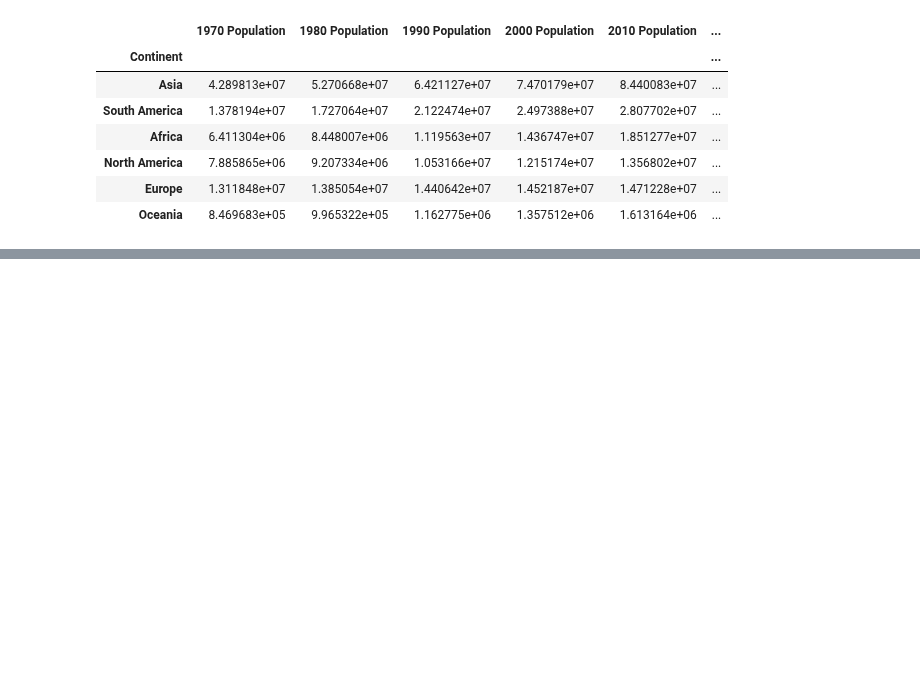
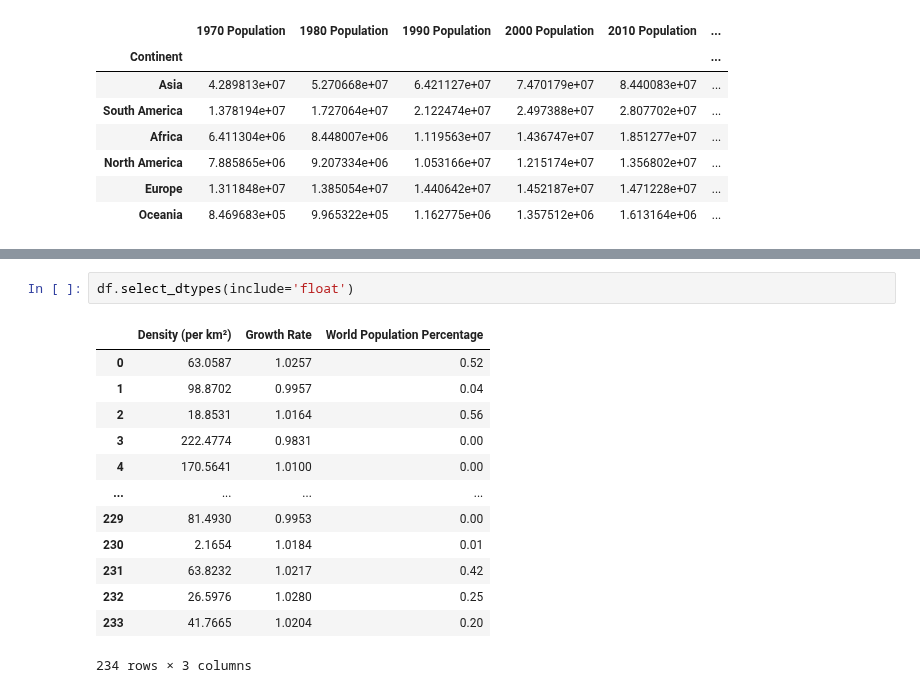
Before and after one commit to bilalsaeed18/Pandas---A-python-Library-, a Jupyter notebook: EDA in Pandas.ipynb, the cells around one changed output, grey strips where cells are left out. Drawn from its saved outputs; the diff is of its cells as text; blank space fills up the shorter version.

```diff
--- a/EDA in Pandas.ipynb
+++ b/EDA in Pandas.ipynb
@@ -251,0 +275,16 @@ Index(['Rank', 'CCA3', 'Country/Territory', 'Capital', 'Continent',
+# %%
+df.select_dtypes(include='float')
+# %% [output]
+|  | Density (per km²) | Growth Rate | World Population Percentage |
+| 0 | 63.0587 | 1.0257 | 0.52 |
+| 1 | 98.8702 | 0.9957 | 0.04 |
+| 2 | 18.8531 | 1.0164 | 0.56 |
+| 3 | 222.4774 | 0.9831 | 0.00 |
+| 4 | 170.5641 | 1.0100 | 0.00 |
+| ... | ... | ... | ... |
+| 229 | 81.4930 | 0.9953 | 0.00 |
+| 230 | 2.1654 | 1.0184 | 0.01 |
+| 231 | 63.8232 | 1.0217 | 0.42 |
+| 232 | 26.5976 | 1.0280 | 0.25 |
+| 233 | 41.7665 | 1.0204 | 0.20 |
+234 rows × 3 columns
```
Also changed, not shown: parts of 5 cells of this notebook.
